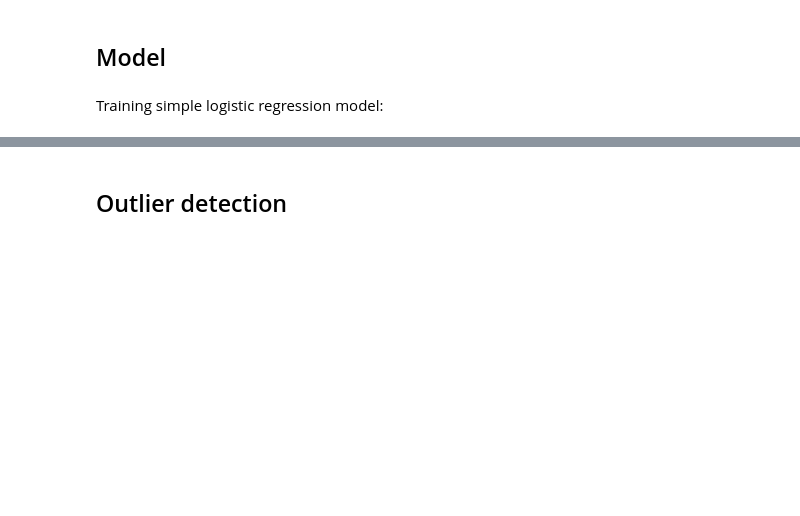
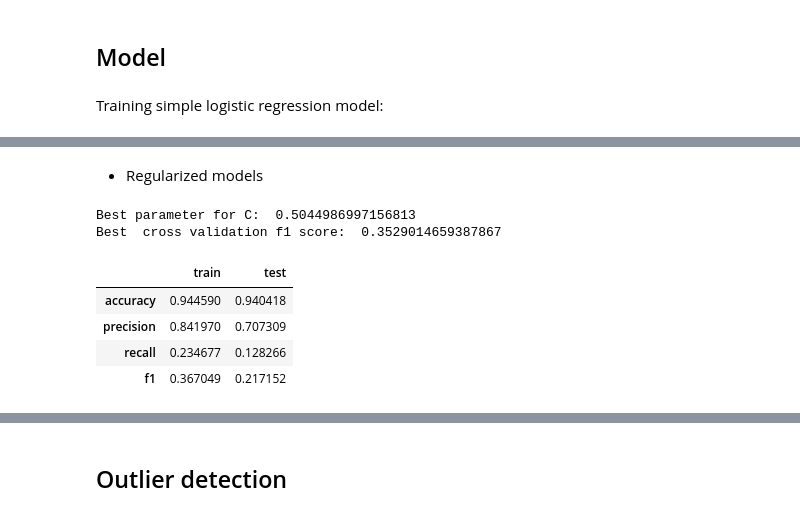
Before and after one commit to cmonkl/MachineLearning, a Jupyter notebook: assignment1/Classification.ipynb, the cells around one changed output, grey strips where cells are left out. Drawn from its saved outputs; the diff is of its cells as text; code cells hidden in the pictures; blank space fills up the shorter version.

```diff
--- a/assignment1/Classification.ipynb
+++ b/assignment1/Classification.ipynb
@@ -156,23 +182,34 @@ print_metrics(y_train, y_pred_train, y_test, y_pred_test)
+# %% [markdown]
+- Regularized models
 # %%
 from sklearn.model_selection import RandomizedSearchCV
 from scipy.stats import loguniform
 
+# Logistic Regression with L2 regularization
 logreg_l2 = Pipeline([
     ('preprocess', StandardScaler()),
     ('model', LogisticRegression())
 ])
 
+# tune regularization coefficient hyperparameter using cross validation
 search_tool = RandomizedSearchCV(logreg_l2,
                                  {'model__C':loguniform(1e-5, 1)},
-                                 scoring='f1',
-                                 n_jobs=-1)
+                                 scoring='f1')
 
 search_tool.fit(X_train[imp_cols], y_train)
 print("Best parameter for C: ", search_tool.best_params_['model__C'])
 print('Best  cross validation f1 score: ',  search_tool.best_score_)
 
-logreg_l2['model'].C = search_tool.best_params_['model__C']
-
-y_pred_train, y_pred_test = fit_predict(logreg_l2, X_train[imp_cols], y_train, X_test[imp_cols])
-print_metrics(y_train, y_pred_train, y_test, y_pred_test)
+# evaluate model
+y_pred_train, y_pred_test = fit_predict(search_tool.best_estimator_, X_train[imp_cols], y_train, X_test[imp_cols])
+l2_metrics = print_metrics(y_train, y_pred_train, y_test, y_pred_test)
+l2_metrics
+# %% [output]
+Best parameter for C:  0.5044986997156813
+Best  cross validation f1 score:  0.3529014659387867
+|  | train | test |
+| accuracy | 0.944590 | 0.940418 |
+| precision | 0.841970 | 0.707309 |
+| recall | 0.234677 | 0.128266 |
+| f1 | 0.367049 | 0.217152 |
 # %%
```
Also changed, not shown: parts of 42 cells of this notebook, 2 other files.
